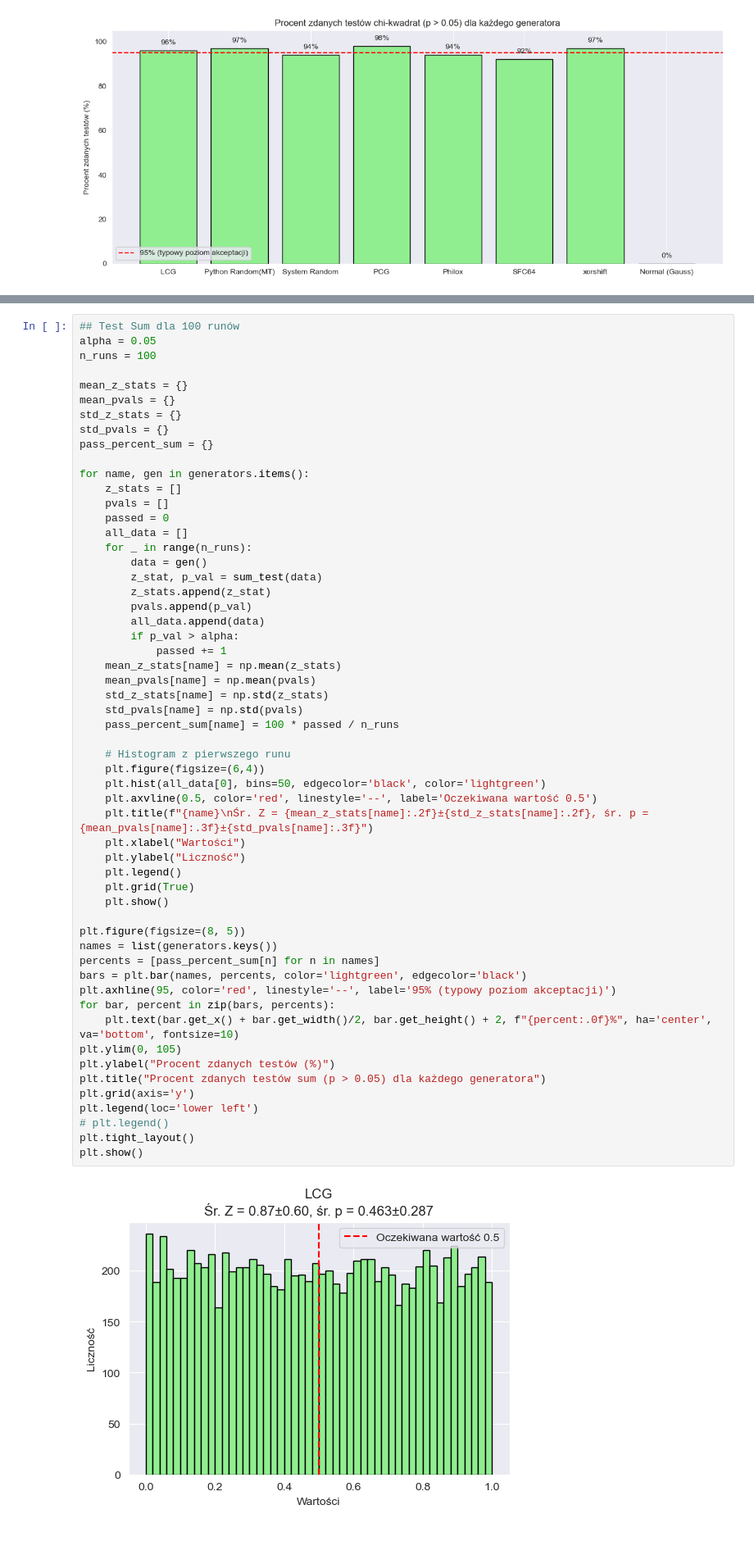
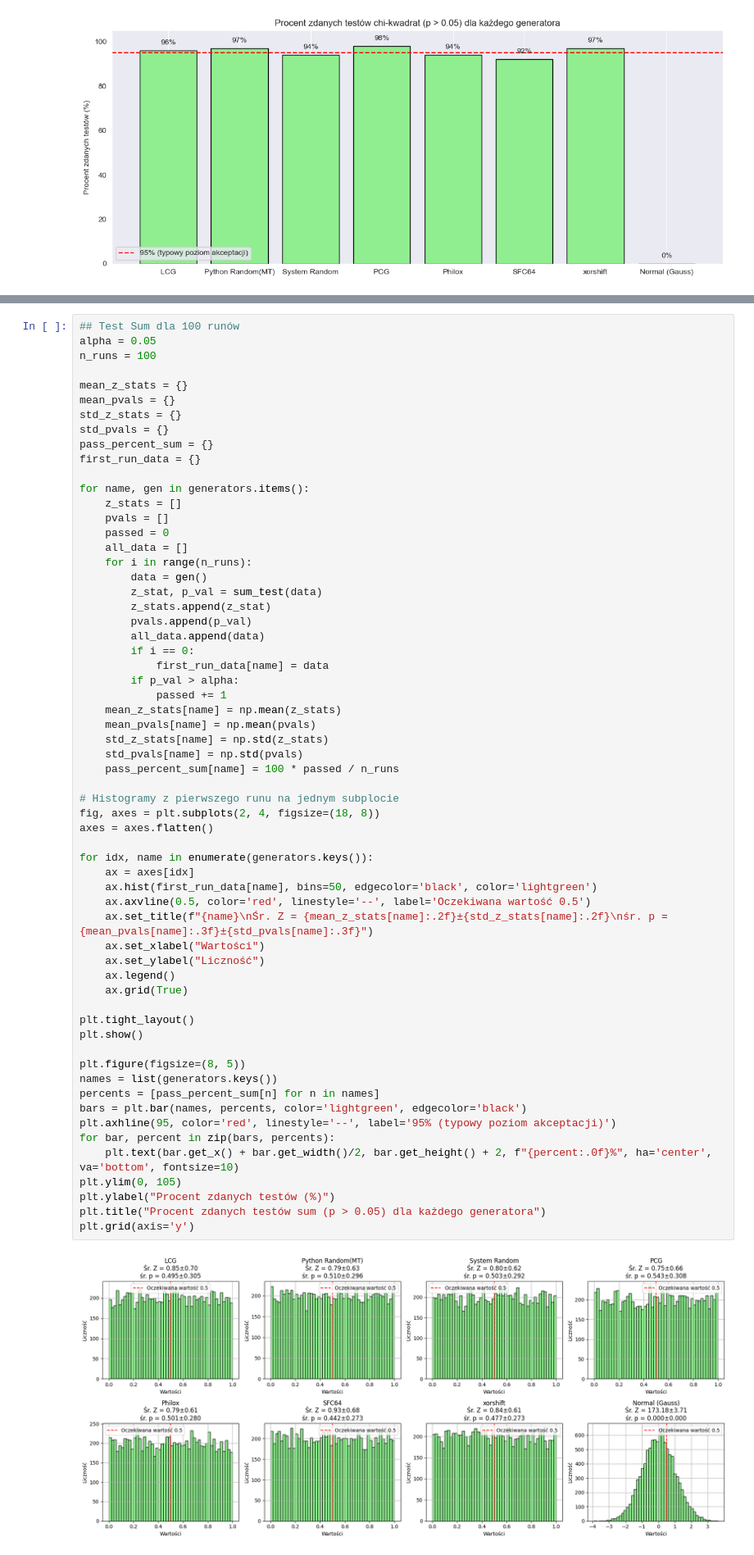
Before and after one commit to SzymonKielich/PRNG-Test, a Jupyter notebook: projekt.ipynb, the cells around one changed output, grey strips where cells are left out. Shown at 82% size. Cells and saved outputs as stored; diff of their text form.

Commit message:
Subplots added to every test

```diff
--- a/projekt.ipynb
+++ b/projekt.ipynb
@@ -374,51 +266,56 @@ mean_pvals = {}
 std_z_stats = {}
 std_pvals = {}
 pass_percent_sum = {}
+first_run_data = {}
 
 for name, gen in generators.items():
     z_stats = []
     pvals = []
     passed = 0
     all_data = []
-    for _ in range(n_runs):
+    for i in range(n_runs):
         data = gen()
         z_stat, p_val = sum_test(data)
         z_stats.append(z_stat)
         pvals.append(p_val)
         all_data.append(data)
+        if i == 0:
+            first_run_data[name] = data
         if p_val > alpha:
             passed += 1
     mean_z_stats[name] = np.mean(z_stats)
     mean_pvals[name] = np.mean(pvals)
     std_z_stats[name] = np.std(z_stats)
     std_pvals[name] = np.std(pvals)
     pass_percent_sum[name] = 100 * passed / n_runs
 
-    # Histogram z pierwszego runu
-    plt.figure(figsize=(6,4))
-    plt.hist(all_data[0], bins=50, edgecolor='black', color='lightgreen')
-    plt.axvline(0.5, color='red', linestyle='--', label='Oczekiwana wartość 0.5')
-    plt.title(f"{name}\nŚr. Z = {mean_z_stats[name]:.2f}±{std_z_stats[name]:.2f}, śr. p = {mean_pvals[name]:.3f}±{std_pvals[name]:.3f}")
-    plt.xlabel("Wartości")
-    plt.ylabel("Liczność")
-    plt.legend()
-    plt.grid(True)
-    plt.show()
+# Histogramy z pierwszego runu na jednym subplocie
+fig, axes = plt.subplots(2, 4, figsize=(18, 8))
+axes = axes.flatten()
+
+for idx, name in enumerate(generators.keys()):
+    ax = axes[idx]
+    ax.hist(first_run_data[name], bins=50, edgecolor='black', color='lightgreen')
+    ax.axvline(0.5, color='red', linestyle='--', label='Oczekiwana wartość 0.5')
+    ax.set_title(f"{name}\nŚr. Z = {mean_z_stats[name]:.2f}±{std_z_stats[name]:.2f}\nśr. p = {mean_pvals[name]:.3f}±{std_pvals[name]:.3f}")
+    ax.set_xlabel("Wartości")
+    ax.set_ylabel("Liczność")
+    ax.legend()
+    ax.grid(True)
+
+plt.tight_layout()
+plt.show()
 
 plt.figure(figsize=(8, 5))
 names = list(generators.keys())
 percents = [pass_percent_sum[n] for n in names]
 bars = plt.bar(names, percents, color='lightgreen', edgecolor='black')
 plt.axhline(95, color='red', linestyle='--', label='95% (typowy poziom akceptacji)')
 for bar, percent in zip(bars, percents):
     plt.text(bar.get_x() + bar.get_width()/2, bar.get_height() + 2, f"{percent:.0f}%", ha='center', va='bottom', fontsize=10)
 plt.ylim(0, 105)
 plt.ylabel("Procent zdanych testów (%)")
 plt.title("Procent zdanych testów sum (p > 0.05) dla każdego generatora")
 plt.grid(axis='y')
-plt.legend(loc='lower left')
-# plt.legend()
-plt.tight_layout()
-plt.show()
 # %% [output]
-[figure, old version]
+[figure, new version]
```
Also changed, not shown: parts of 17 cells of this notebook.
